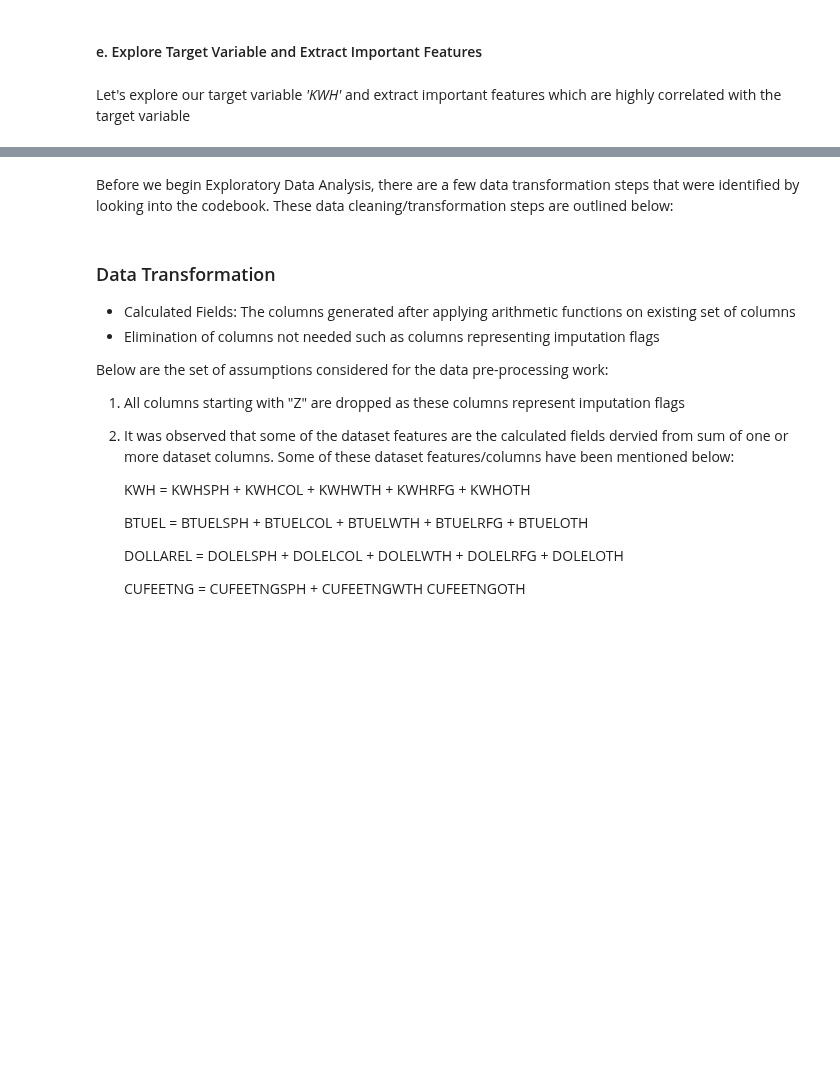
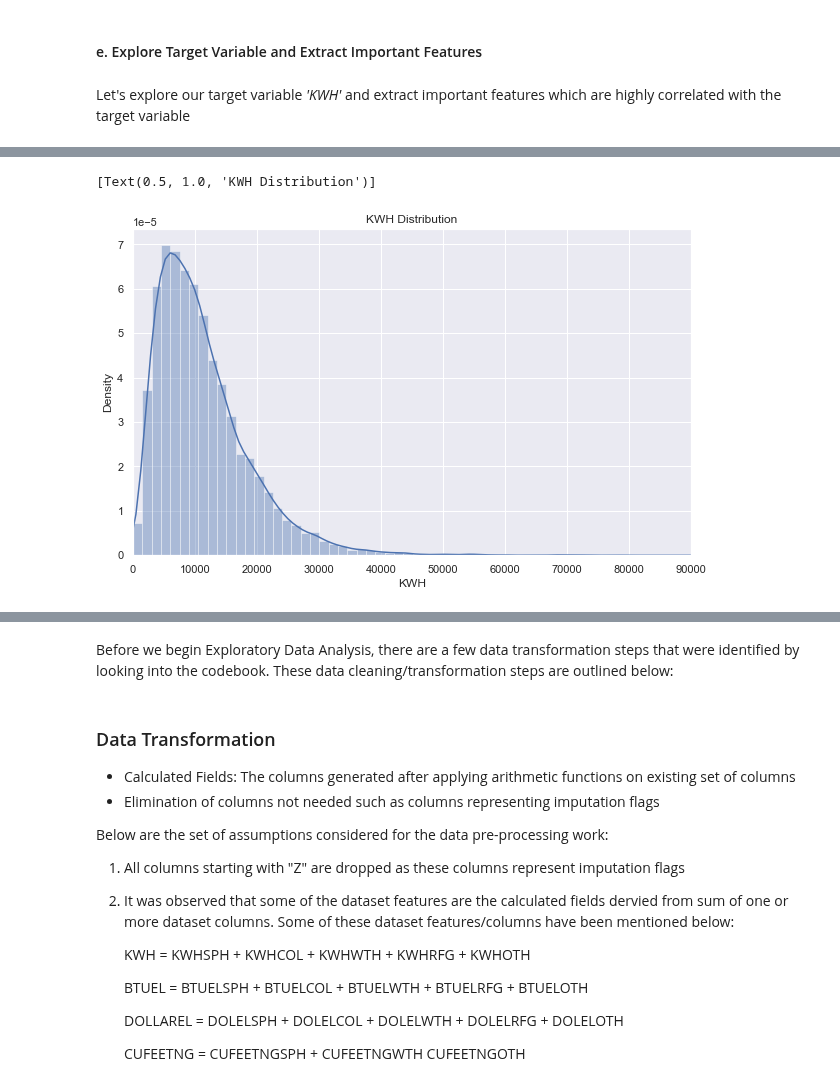
Before and after one commit to nipun-goyal/Residential-Energy-Consumption-Prediction, a Jupyter notebook: 1.0-Residential-Energy-Modeling.ipynb, the cells around one changed output, grey strips where cells are left out. Cells and saved outputs as stored; diff of their text form; code cells hidden in the pictures; blank space fills up the shorter version.

```diff
--- a/1.0-Residential-Energy-Modeling.ipynb
+++ b/1.0-Residential-Energy-Modeling.ipynb
@@ -279,0 +303,7 @@ Let's explore our target variable _'KWH'_ and extract important features which a
+# %%
+fig, ax = plt.subplots(figsize=[10,6])
+ax.set_xlim(0,90000)
+sns.distplot(df['KWH'],ax=ax, bins=100).set(title = 'KWH Distribution')
+# %% [output]
+[Text(0.5, 1.0, 'KWH Distribution')]
+[figure, added]
```
Also changed, not shown: parts of 11 cells of this notebook.
